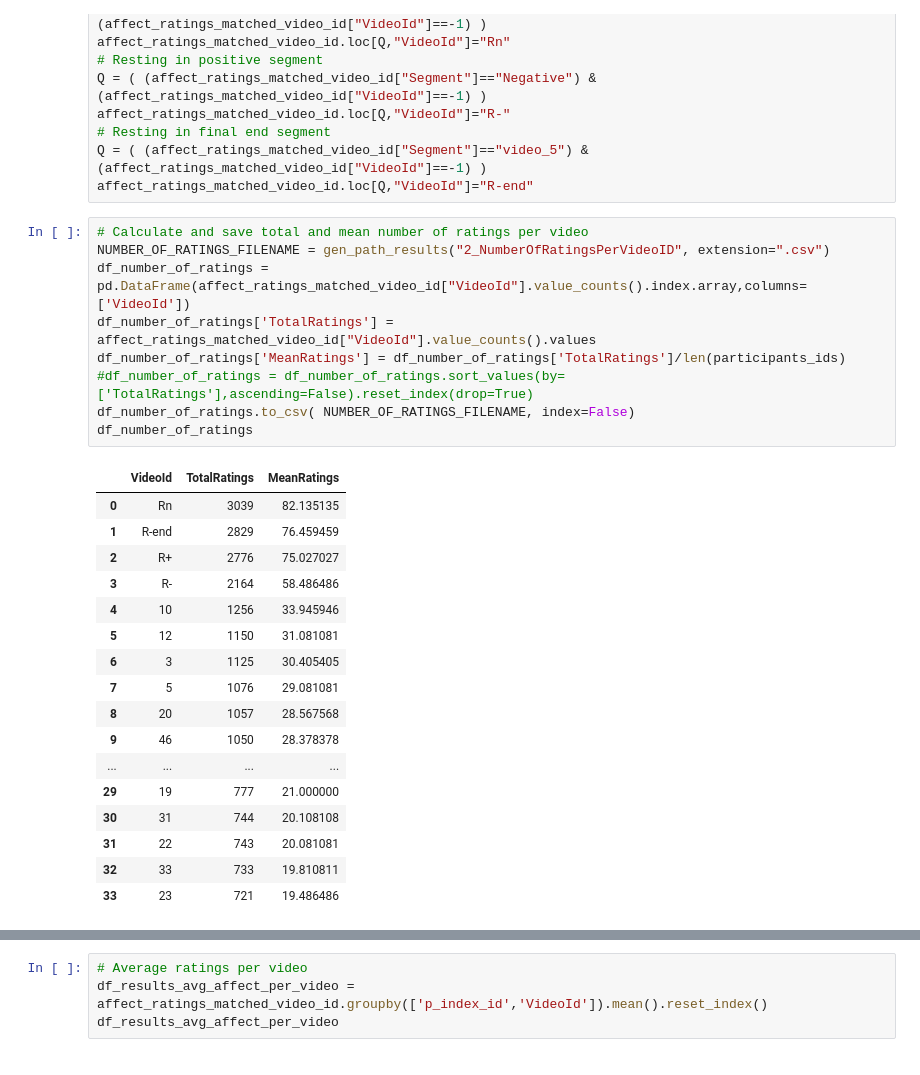
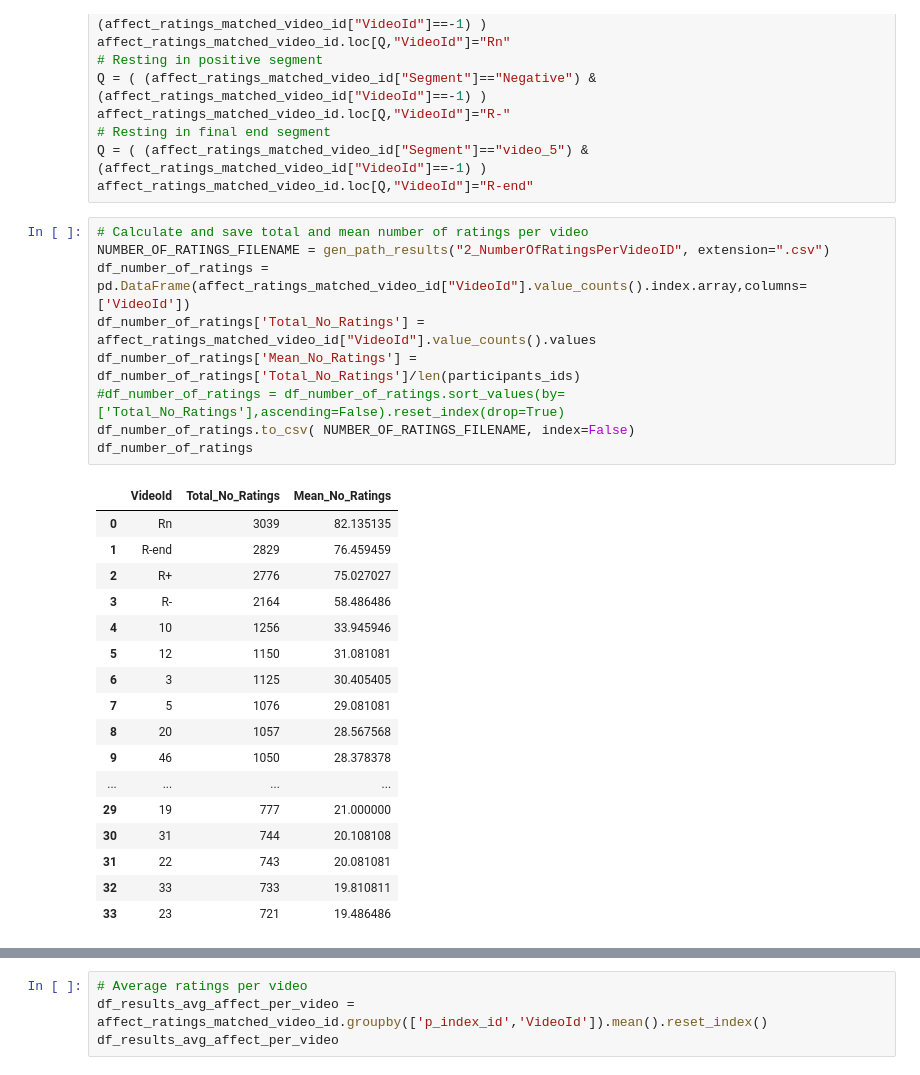
Before and after one commit to michalgnacek/AVDOS-VR, a Jupyter notebook: notebooks/2_affect_classification.ipynb, the cells around one changed output, grey strips where cells are left out. Saved outputs shown, nothing was run; the diff lists cells and outputs as text.

```diff
--- a/notebooks/2_affect_classification.ipynb
+++ b/notebooks/2_affect_classification.ipynb
@@ -272,14 +272,14 @@ affect_ratings_matched_video_id.loc[Q,"VideoId"]="R-end"
 # %%
 # Calculate and save total and mean number of ratings per video
 NUMBER_OF_RATINGS_FILENAME = gen_path_results("2_NumberOfRatingsPerVideoID", extension=".csv")
 df_number_of_ratings = pd.DataFrame(affect_ratings_matched_video_id["VideoId"].value_counts().index.array,columns=['VideoId'])
-df_number_of_ratings['TotalRatings'] = affect_ratings_matched_video_id["VideoId"].value_counts().values
-df_number_of_ratings['MeanRatings'] = df_number_of_ratings['TotalRatings']/len(participants_ids)
-#df_number_of_ratings = df_number_of_ratings.sort_values(by=['TotalRatings'],ascending=False).reset_index(drop=True)
+df_number_of_ratings['Total_No_Ratings'] = affect_ratings_matched_video_id["VideoId"].value_counts().values
+df_number_of_ratings['Mean_No_Ratings'] = df_number_of_ratings['Total_No_Ratings']/len(participants_ids)
+#df_number_of_ratings = df_number_of_ratings.sort_values(by=['Total_No_Ratings'],ascending=False).reset_index(drop=True)
 df_number_of_ratings.to_csv( NUMBER_OF_RATINGS_FILENAME, index=False)
 df_number_of_ratings
 # %% [output]
-|  | VideoId | TotalRatings | MeanRatings |
+|  | VideoId | Total_No_Ratings | Mean_No_Ratings |
 | 0 | Rn | 3039 | 82.135135 |
 | 1 | R-end | 2829 | 76.459459 |
 | 2 | R+ | 2776 | 75.027027 |
```
Also changed, not shown: parts of 13 cells of this notebook.
